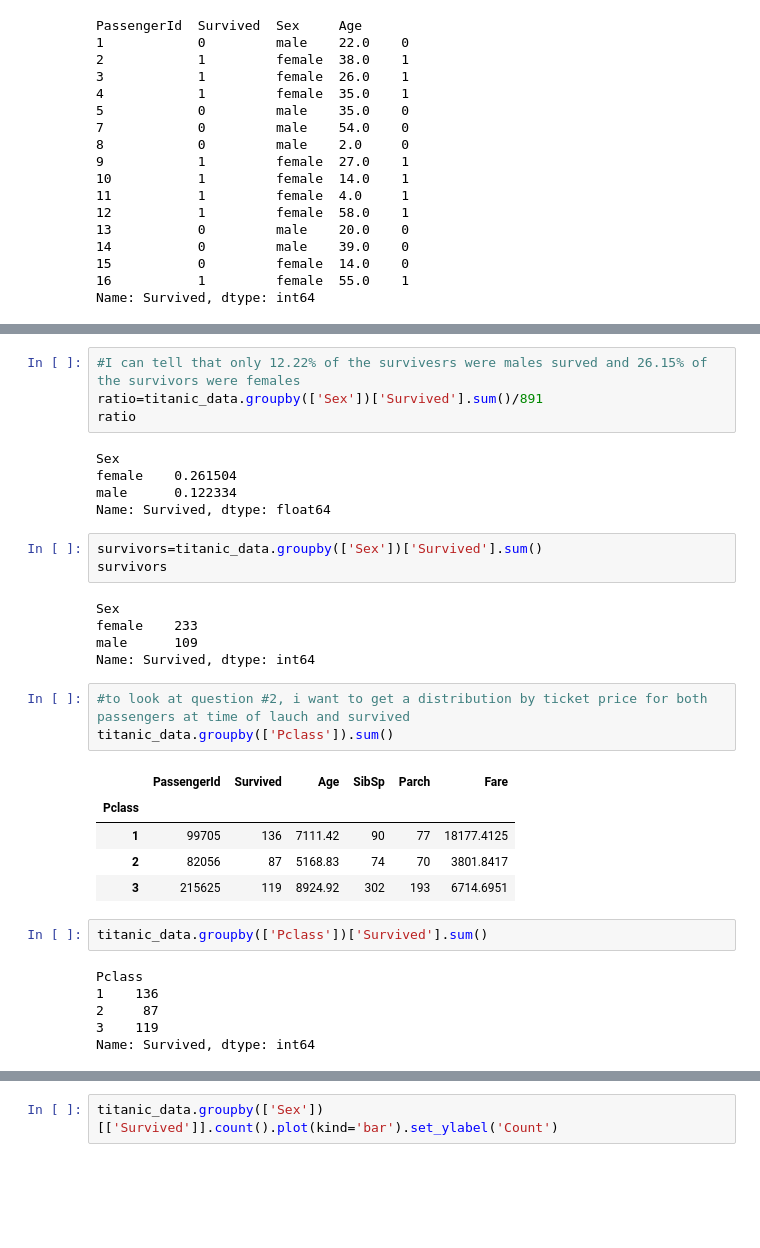
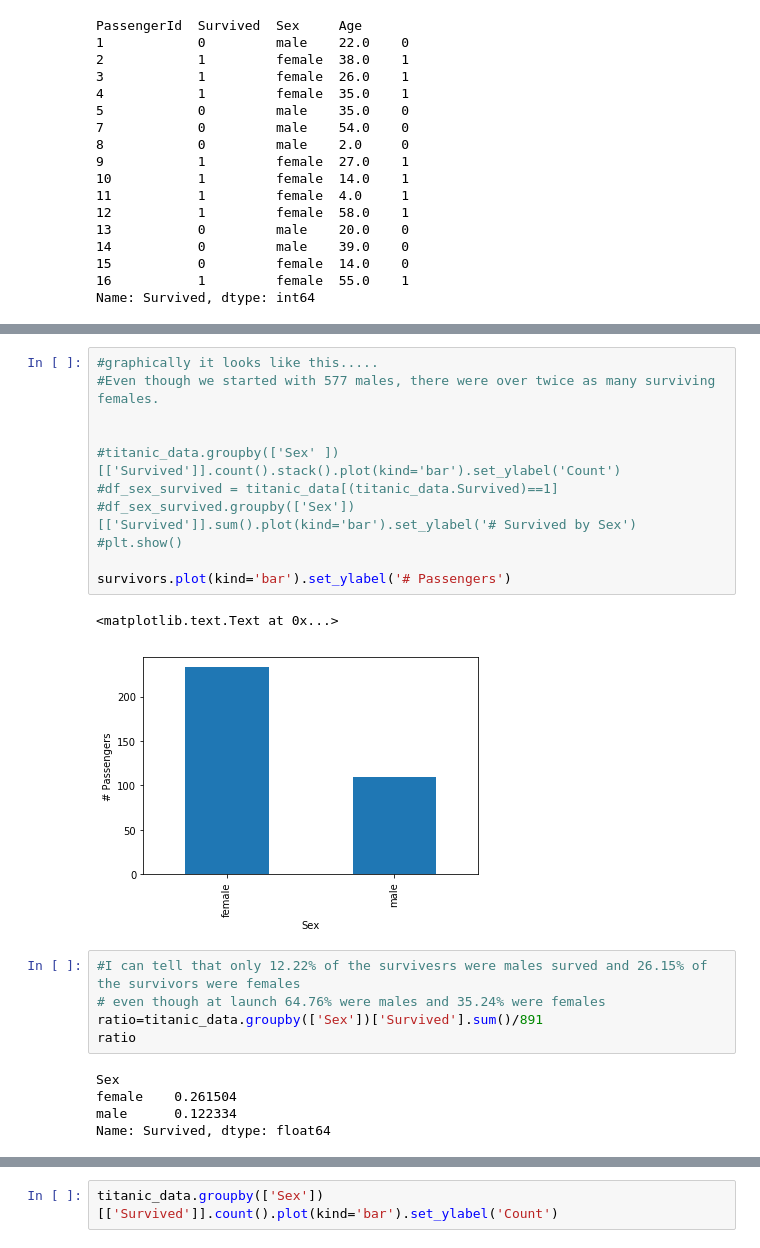
Before and after one commit to kmusante/titanic_data, a Jupyter notebook: titanic.ipynb, the cells around one changed output, grey strips where cells are left out. Cells and saved outputs as stored; diff of their text form; blank space fills up the shorter version.

```diff
--- a/titanic.ipynb
+++ b/titanic.ipynb
@@ -122,5 +112,20 @@ titanic_data.groupby(['Sex'])[['PassengerId']].count().plot(kind='bar').set_ylab
+# %%
+#graphically it looks like this.....
+#Even though we started with 577 males, there were over twice as many surviving females.
+
+
+#titanic_data.groupby(['Sex' ])[['Survived']].count().stack().plot(kind='bar').set_ylabel('Count')
+#df_sex_survived = titanic_data[(titanic_data.Survived)==1]
+#df_sex_survived.groupby(['Sex'])[['Survived']].sum().plot(kind='bar').set_ylabel('# Survived by Sex')
+#plt.show()
+
+survivors.plot(kind='bar').set_ylabel('# Passengers')
+# %% [output]
+<matplotlib.text.Text at 0x...>
+[figure, added]
 # %%
 #I can tell that only 12.22% of the survivesrs were males surved and 26.15% of the survivors were females
+# even though at launch 64.76% were males and 35.24% were females
 ratio=titanic_data.groupby(['Sex'])['Survived'].sum()/891
 ratio
 # %% [output]
@@ -128,28 +133,3 @@ Sex
 female    0.261504
 male      0.122334
 Name: Survived, dtype: float64
-# %%
-survivors=titanic_data.groupby(['Sex'])['Survived'].sum()
-survivors
-# %% [output]
-Sex
-female    233
-male      109
-Name: Survived, dtype: int64
-# %%
-#to look at question #2, i want to get a distribution by ticket price for both passengers at time of lauch and survived
-titanic_data.groupby(['Pclass']).sum()
-# %% [output]
-|  | PassengerId | Survived | Age | SibSp | Parch | Fare |
-| Pclass |  |  |  |  |  |  |
-| 1 | 99705 | 136 | 7111.42 | 90 | 77 | 18177.4125 |
-| 2 | 82056 | 87 | 5168.83 | 74 | 70 | 3801.8417 |
-| 3 | 215625 | 119 | 8924.92 | 302 | 193 | 6714.6951 |
-# %%
-titanic_data.groupby(['Pclass'])['Survived'].sum()
-# %% [output]
-Pclass
-1    136
-2     87
-3    119
-Name: Survived, dtype: int64
```
Also changed, not shown: parts of 27 cells of this notebook.
